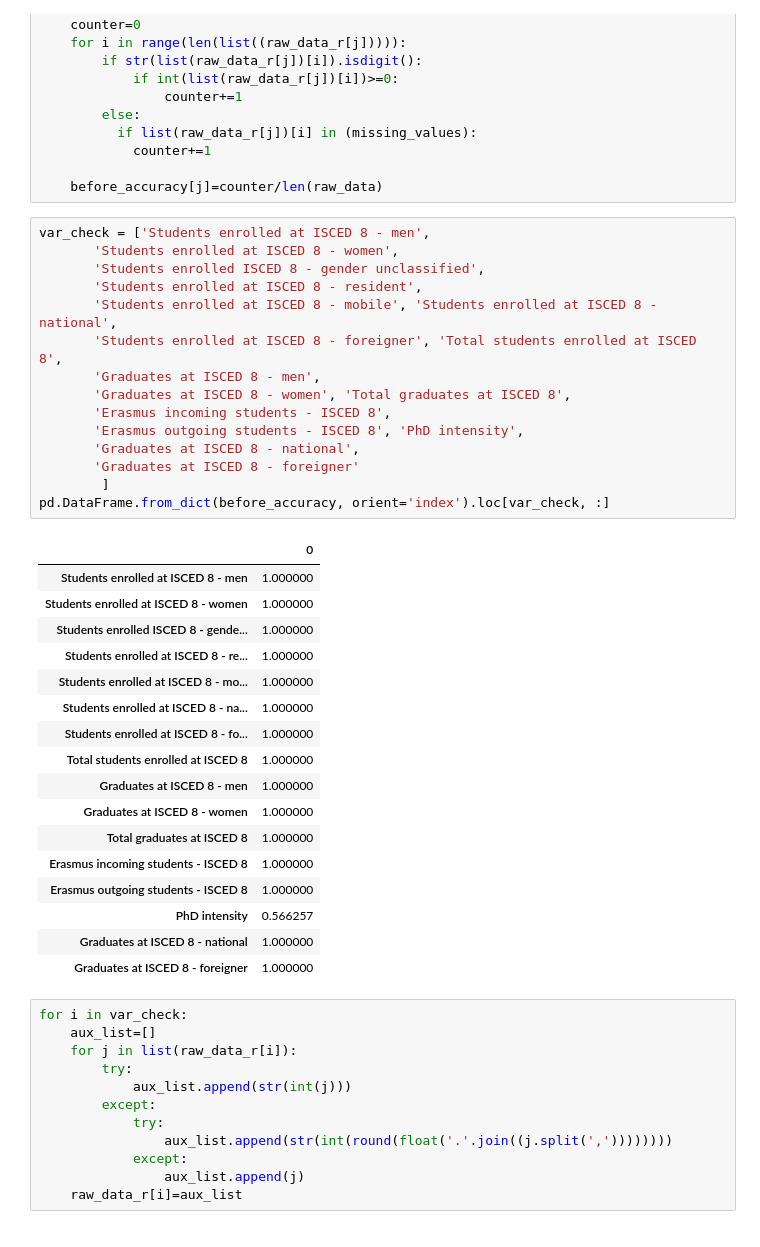
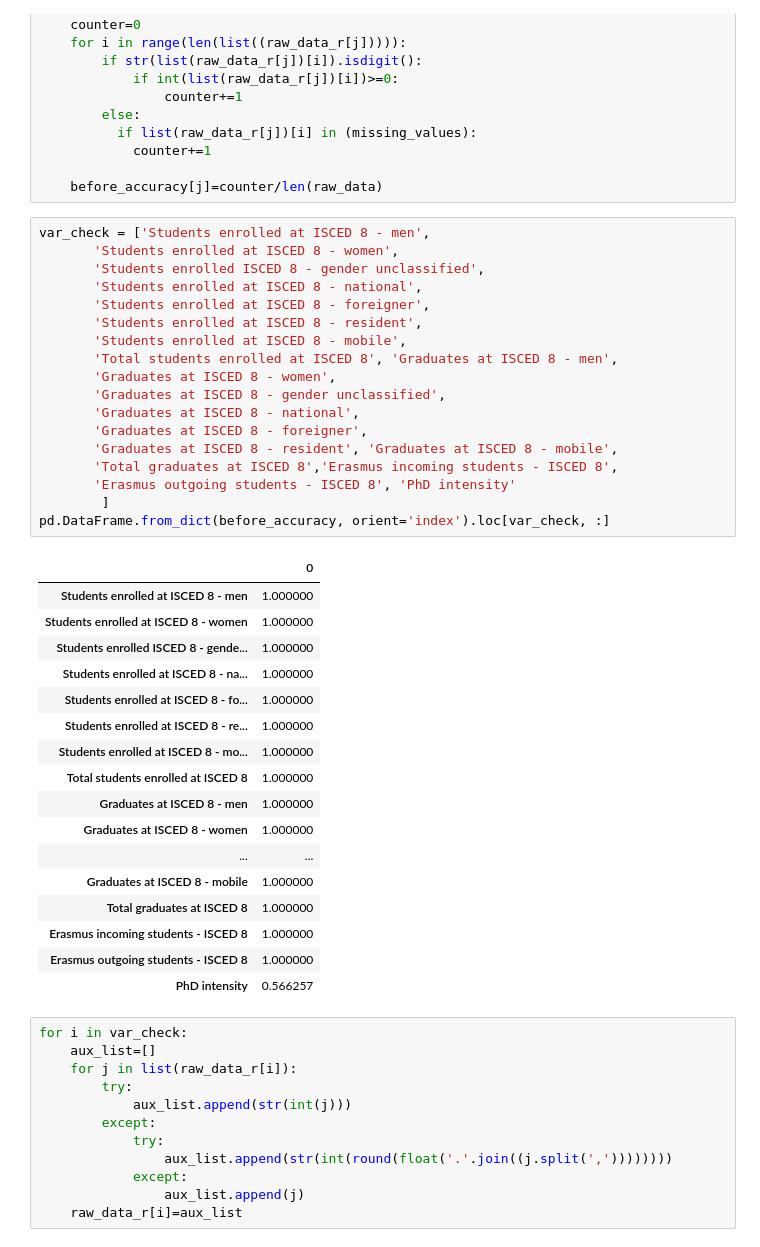
Before and after one commit to robertapassarelli/QME_projectwork, a Jupyter notebook: project_qme.ipynb, the cells around one changed output. Drawn from its saved outputs; the diff is of its cells as text.

```diff
--- a/project_qme.ipynb
+++ b/project_qme.ipynb
@@ -137,36 +99,39 @@ for j in raw_data_r.columns:
 # %%
 var_check = ['Students enrolled at ISCED 8 - men',
        'Students enrolled at ISCED 8 - women',
        'Students enrolled ISCED 8 - gender unclassified',
+       'Students enrolled at ISCED 8 - national',
+       'Students enrolled at ISCED 8 - foreigner',
        'Students enrolled at ISCED 8 - resident',
-       'Students enrolled at ISCED 8 - mobile', 'Students enrolled at ISCED 8 - national',
-       'Students enrolled at ISCED 8 - foreigner', 'Total students enrolled at ISCED 8',
-       'Graduates at ISCED 8 - men',
-       'Graduates at ISCED 8 - women', 'Total graduates at ISCED 8',
-       'Erasmus incoming students - ISCED 8',
-       'Erasmus outgoing students - ISCED 8', 'PhD intensity',
+       'Students enrolled at ISCED 8 - mobile',
+       'Total students enrolled at ISCED 8', 'Graduates at ISCED 8 - men',
+       'Graduates at ISCED 8 - women',
+       'Graduates at ISCED 8 - gender unclassified',
        'Graduates at ISCED 8 - national',
-       'Graduates at ISCED 8 - foreigner'
+       'Graduates at ISCED 8 - foreigner',
+       'Graduates at ISCED 8 - resident', 'Graduates at ISCED 8 - mobile',
+       'Total graduates at ISCED 8','Erasmus incoming students - ISCED 8',
+       'Erasmus outgoing students - ISCED 8', 'PhD intensity'
         ]
 pd.DataFrame.from_dict(before_accuracy, orient='index').loc[var_check, :]
 # %% [output]
 |  | 0 |
 | Students enrolled at ISCED 8 - men | 1.000000 |
 | Students enrolled at ISCED 8 - women | 1.000000 |
 | Students enrolled ISCED 8 - gende... | 1.000000 |
+| Students enrolled at ISCED 8 - na... | 1.000000 |
+| Students enrolled at ISCED 8 - fo... | 1.000000 |
 | Students enrolled at ISCED 8 - re... | 1.000000 |
 | Students enrolled at ISCED 8 - mo... | 1.000000 |
-| Students enrolled at ISCED 8 - na... | 1.000000 |
-| Students enrolled at ISCED 8 - fo... | 1.000000 |
 | Total students enrolled at ISCED 8 | 1.000000 |
 | Graduates at ISCED 8 - men | 1.000000 |
 | Graduates at ISCED 8 - women | 1.000000 |
+| ... | ... |
+| Graduates at ISCED 8 - mobile | 1.000000 |
 | Total graduates at ISCED 8 | 1.000000 |
 | Erasmus incoming students - ISCED 8 | 1.000000 |
 | Erasmus outgoing students - ISCED 8 | 1.000000 |
 | PhD intensity | 0.566257 |
-| Graduates at ISCED 8 - national | 1.000000 |
-| Graduates at ISCED 8 - foreigner | 1.000000 |
 # %%
 for i in var_check:
     aux_list=[]
```
Also changed, not shown: parts of 18 cells of this notebook.
